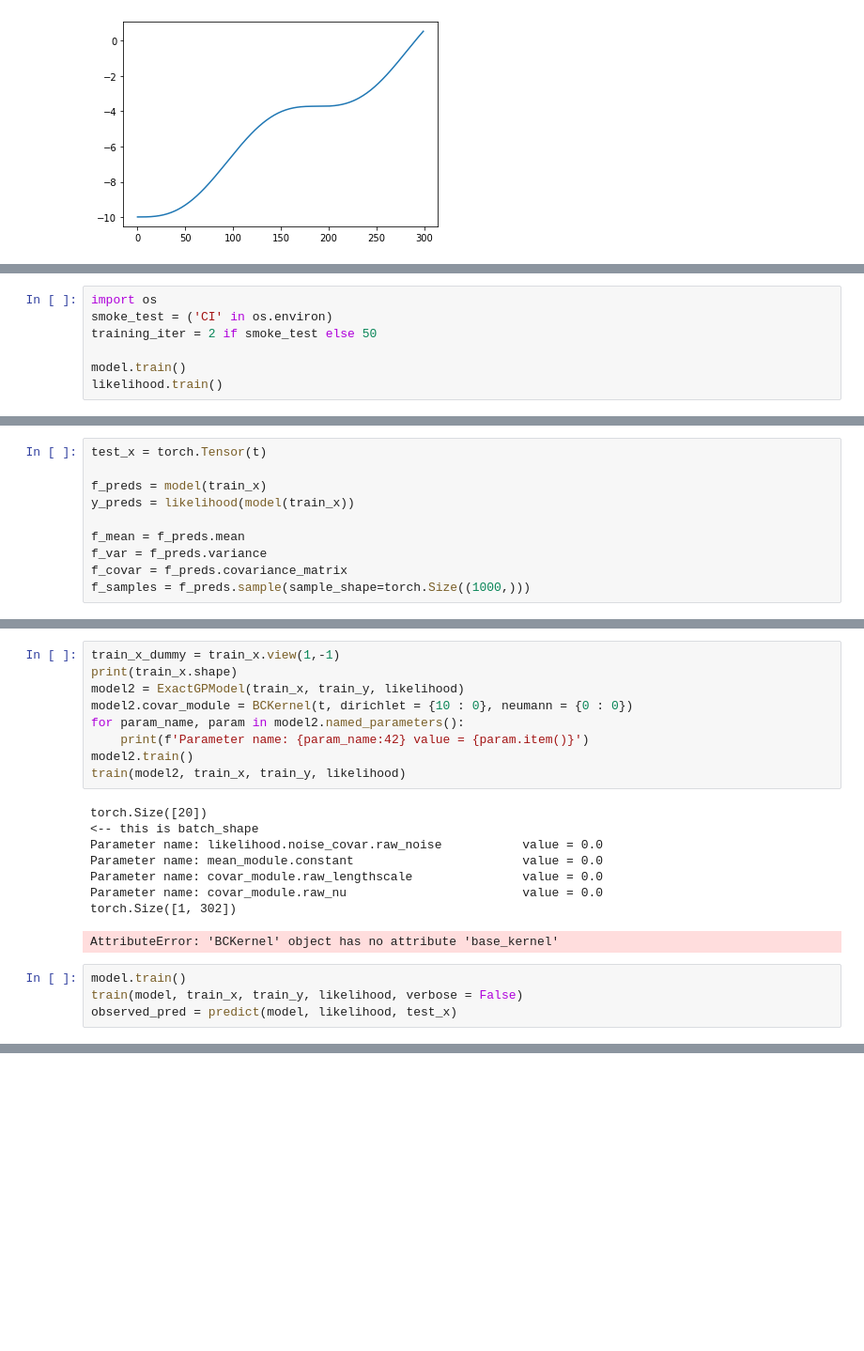
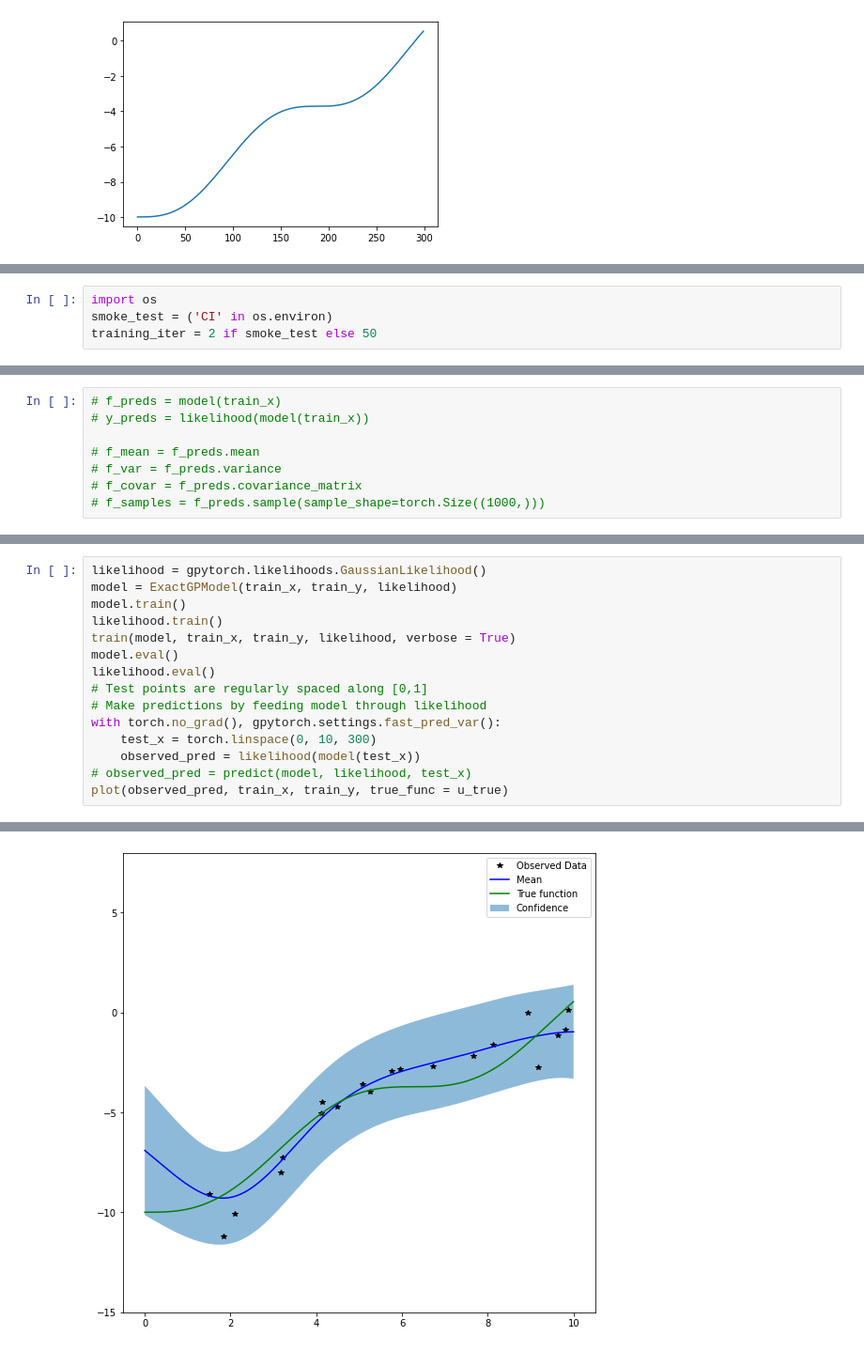
Before and after one commit to bengtlofgren/MScProject, a Jupyter notebook: Playing_around.ipynb, the cells around one changed output, grey strips where cells are left out. Shown: that part at 94% size. Drawn from its saved outputs; the diff is of its cells as text; blank space fills up the shorter version.

```diff
--- a/Playing_around.ipynb
+++ b/Playing_around.ipynb
@@ -118,6 +114,3 @@ model = ExactGPModel(train_x, train_y, likelihood)
 import os
 smoke_test = ('CI' in os.environ)
 training_iter = 2 if smoke_test else 50
-
-model.train()
-likelihood.train()
@@ -130,11 +117,9 @@ GaussianLikelihood(
 # %%
-test_x = torch.Tensor(t)
+# f_preds = model(train_x)
+# y_preds = likelihood(model(train_x))
 
-f_preds = model(train_x)
-y_preds = likelihood(model(train_x))
-
-f_mean = f_preds.mean
-f_var = f_preds.variance
-f_covar = f_preds.covariance_matrix
-f_samples = f_preds.sample(sample_shape=torch.Size((1000,)))
+# f_mean = f_preds.mean
+# f_var = f_preds.variance
+# f_covar = f_preds.covariance_matrix
+# f_samples = f_preds.sample(sample_shape=torch.Size((1000,)))
 # %%
@@ -331,25 +300,19 @@ class BCKernel(gpytorch.kernels.Kernel):
         foo = (2*v/torch.pow(l,2) + torch.pow(eigvals,2))
         spectral = var_f * gamma_term * const_term * torch.pow((2*v/l**2 + eigvals**2), -(2*v+d)/2)
         return spectral
-# %%
-train_x_dummy = train_x.view(1,-1)
-print(train_x.shape)
-model2 = ExactGPModel(train_x, train_y, likelihood)
-model2.covar_module = BCKernel(t, dirichlet = {10 : 0}, neumann = {0 : 0})
-for param_name, param in model2.named_parameters():
-    print(f'Parameter name: {param_name:42} value = {param.item()}')
-model2.train()
-train(model2, train_x, train_y, likelihood)
-# %% [output]
-torch.Size([20])
-<-- this is batch_shape
-Parameter name: likelihood.noise_covar.raw_noise           value = 0.0
-Parameter name: mean_module.constant                       value = 0.0
-Parameter name: covar_module.raw_lengthscale               value = 0.0
-Parameter name: covar_module.raw_nu                        value = 0.0
-torch.Size([1, 302])
-AttributeError: 'BCKernel' object has no attribute 'base_kernel'
 # %%
+likelihood = gpytorch.likelihoods.GaussianLikelihood()
+model = ExactGPModel(train_x, train_y, likelihood)
 model.train()
-train(model, train_x, train_y, likelihood, verbose = False)
-observed_pred = predict(model, likelihood, test_x)
+likelihood.train()
+train(model, train_x, train_y, likelihood, verbose = True)
+model.eval()
+likelihood.eval()
+# Test points are regularly spaced along [0,1]
+# Make predictions by feeding model through likelihood
+with torch.no_grad(), gpytorch.settings.fast_pred_var():
+    test_x = torch.linspace(0, 10, 300)
+    observed_pred = likelihood(model(test_x))
+# observed_pred = predict(model, likelihood, test_x)
+plot(observed_pred, train_x, train_y, true_func = u_true)
+# %% [output]
@@ -355,0 +336 @@ observed_pred = predict(model, likelihood, test_x)
+[figure, added]
```
Also changed, not shown: parts of 10 cells of this notebook.
